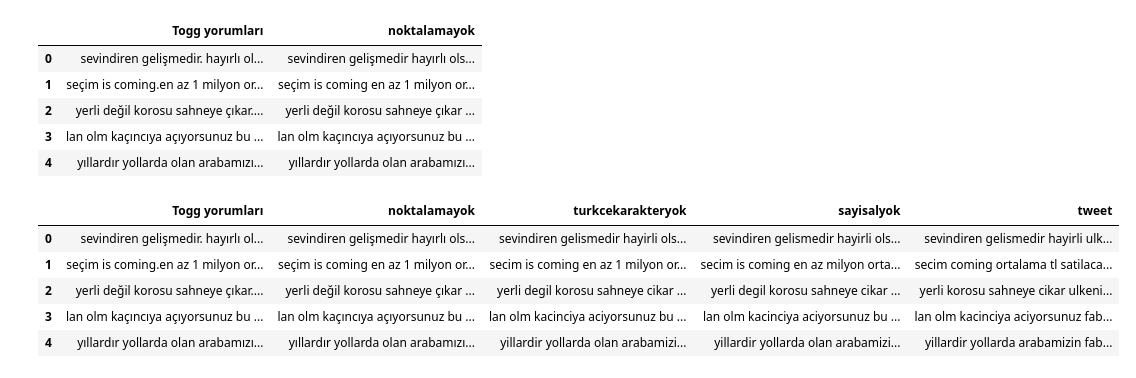
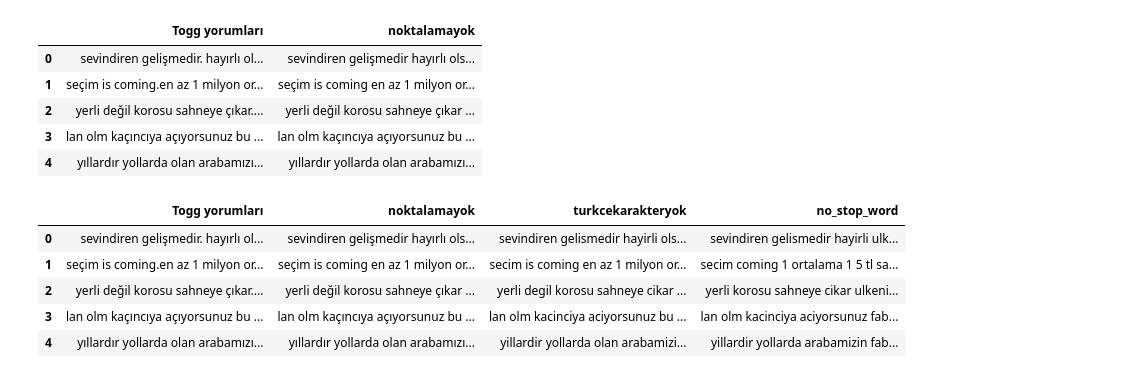
Before and after one commit to sozeriberkay/MLBootcamp, a Jupyter notebook: Berkay_Sozeri_Proje_ML_Bootcamp.ipynb, the cells around one changed output. Saved outputs shown, nothing was run; the diff lists cells and outputs as text; code cells hidden in the pictures.

```diff
--- a/Berkay_Sozeri_Proje_ML_Bootcamp.ipynb
+++ b/Berkay_Sozeri_Proje_ML_Bootcamp.ipynb
@@ -63,15 +63,15 @@ data['turkcekarakteryok'] = data['turkcekarakteryok'].str.replace('ö','o')
 # %%
 # aşağıdaki adımın kullanılıp kullanılmayacağına sonradan karar verilecek
 #çünkü fiyatlamalar da önemli rol oynayabilir verisetinde
-data['sayisalyok'] = data['turkcekarakteryok'].str.replace("\d","")
+# data['sayisalyok'] = data['turkcekarakteryok'].str.replace("\d","")
 # %%
 # aşağıdaki kod satırında ise stop word'lerimizin bulunduğu dataframe'de yer alan kelimeleri data isimli dataframe'imizden kaldırıyoruz
-data['tweet'] = data['sayisalyok'].apply(lambda x: ' '.join([word for word in str(x).split() if word not in stop_words.values]))
+data['no_stop_word'] = data['turkcekarakteryok'].apply(lambda x: ' '.join([word for word in str(x).split() if word not in stop_words.values]))
 data.head()
 # %% [output]
-|  | Togg yorumları | noktalamayok | turkcekarakteryok | sayisalyok | tweet |
-| 0 | sevindiren gelişmedir. hayırlı ol... | sevindiren gelişmedir hayırlı ols... | sevindiren gelismedir hayirli ols... | sevindiren gelismedir hayirli ols... | sevindiren gelismedir hayirli ulk... |
-| 1 | seçim is coming.en az 1 milyon or... | seçim is coming en az 1 milyon or... | secim is coming en az 1 milyon or... | secim is coming en az milyon orta... | secim coming ortalama tl satilaca... |
-| 2 | yerli değil korosu sahneye çıkar.... | yerli değil korosu sahneye çıkar ... | yerli degil korosu sahneye cikar ... | yerli degil korosu sahneye cikar ... | yerli korosu sahneye cikar ulkeni... |
-| 3 | lan olm kaçıncıya açıyorsunuz bu ... | lan olm kaçıncıya açıyorsunuz bu ... | lan olm kacinciya aciyorsunuz bu ... | lan olm kacinciya aciyorsunuz bu ... | lan olm kacinciya aciyorsunuz fab... |
-| 4 | yıllardır yollarda olan arabamızı... | yıllardır yollarda olan arabamızı... | yillardir yollarda olan arabamizi... | yillardir yollarda olan arabamizi... | yillardir yollarda arabamizin fab... |
+|  | Togg yorumları | noktalamayok | turkcekarakteryok | no_stop_word |
+| 0 | sevindiren gelişmedir. hayırlı ol... | sevindiren gelişmedir hayırlı ols... | sevindiren gelismedir hayirli ols... | sevindiren gelismedir hayirli ulk... |
+| 1 | seçim is coming.en az 1 milyon or... | seçim is coming en az 1 milyon or... | secim is coming en az 1 milyon or... | secim coming 1 ortalama 1 5 tl sa... |
+| 2 | yerli değil korosu sahneye çıkar.... | yerli değil korosu sahneye çıkar ... | yerli degil korosu sahneye cikar ... | yerli korosu sahneye cikar ulkeni... |
+| 3 | lan olm kaçıncıya açıyorsunuz bu ... | lan olm kaçıncıya açıyorsunuz bu ... | lan olm kacinciya aciyorsunuz bu ... | lan olm kacinciya aciyorsunuz fab... |
+| 4 | yıllardır yollarda olan arabamızı... | yıllardır yollarda olan arabamızı... | yillardir yollarda olan arabamizi... | yillardir yollarda arabamizin fab... |
```
Also changed, not shown: parts of 31 cells of this notebook.
